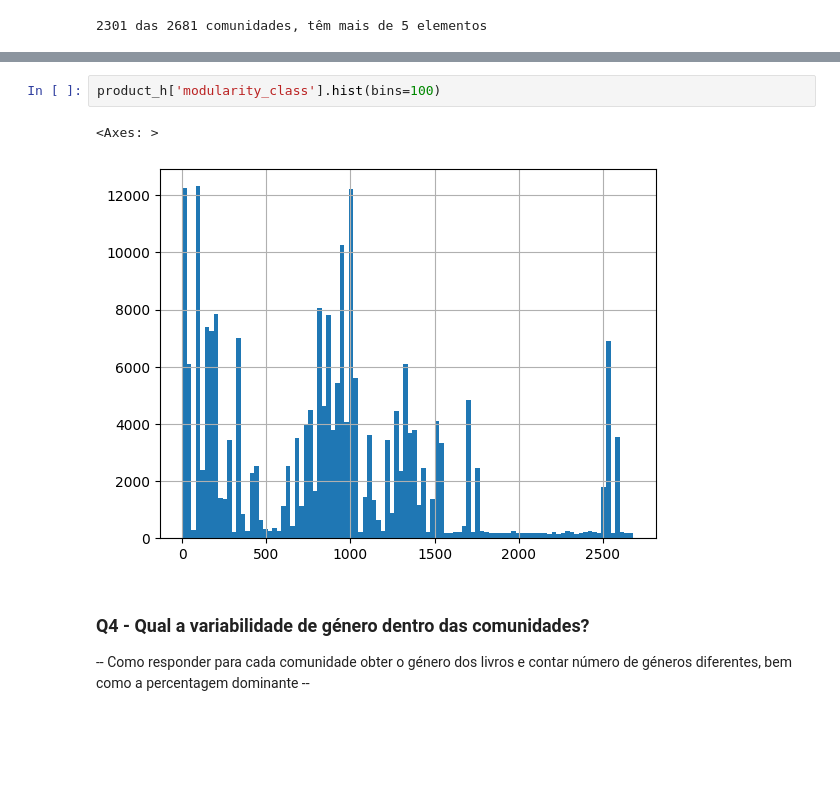
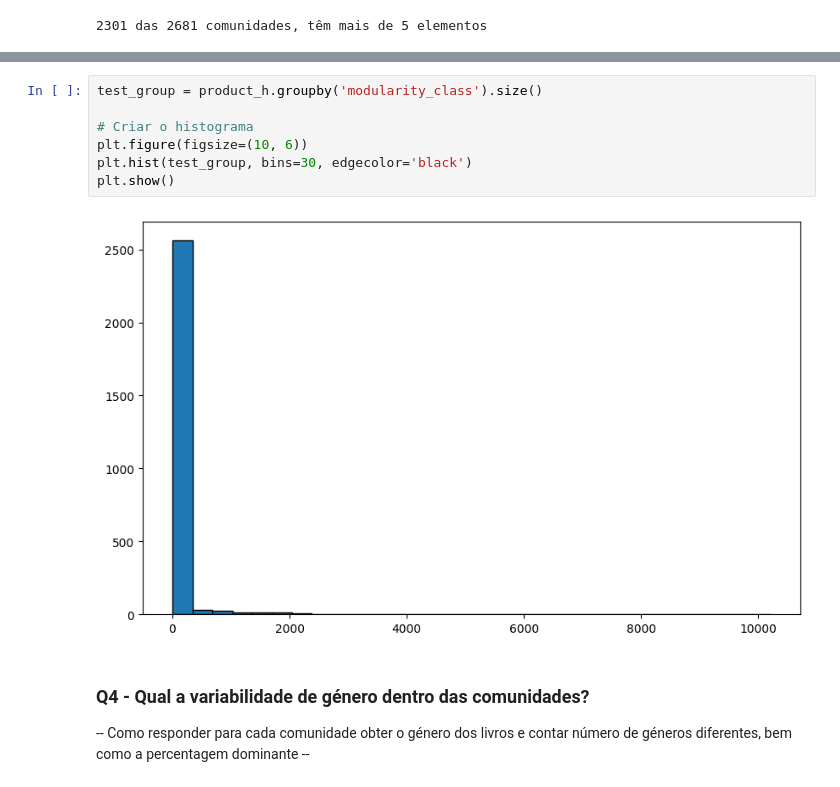
Before and after one commit to DEISI-ULHT-TFC-2023-24/TFC-DEISI88-CoBuyPatterns, a Jupyter notebook: TFC - revision.ipynb, the cells around one changed output, grey strips where cells are left out. Drawn from its saved outputs; the diff is of its cells as text; blank space fills up the shorter version.

```diff
--- a/TFC - revision.ipynb
+++ b/TFC - revision.ipynb
@@ -912,8 +911,12 @@ plt.show()
-# %%
-product_h['modularity_class'].hist(bins=100)
-# %% [output]
-<Axes: >
-[figure, removed]
+# %%
+test_group = product_h.groupby('modularity_class').size()
+
+# Criar o histograma
+plt.figure(figsize=(10, 6))
+plt.hist(test_group, bins=30, edgecolor='black')
+plt.show()
+# %% [output]
+[figure, added]
 # %% [markdown]
 ### Q4 - Qual a variabilidade de género dentro das comunidades?
 -- Como responder para cada comunidade obter o género dos livros e contar número de géneros diferentes, bem como a percentagem dominante --
```
Also changed, not shown: parts of 41 cells of this notebook.
